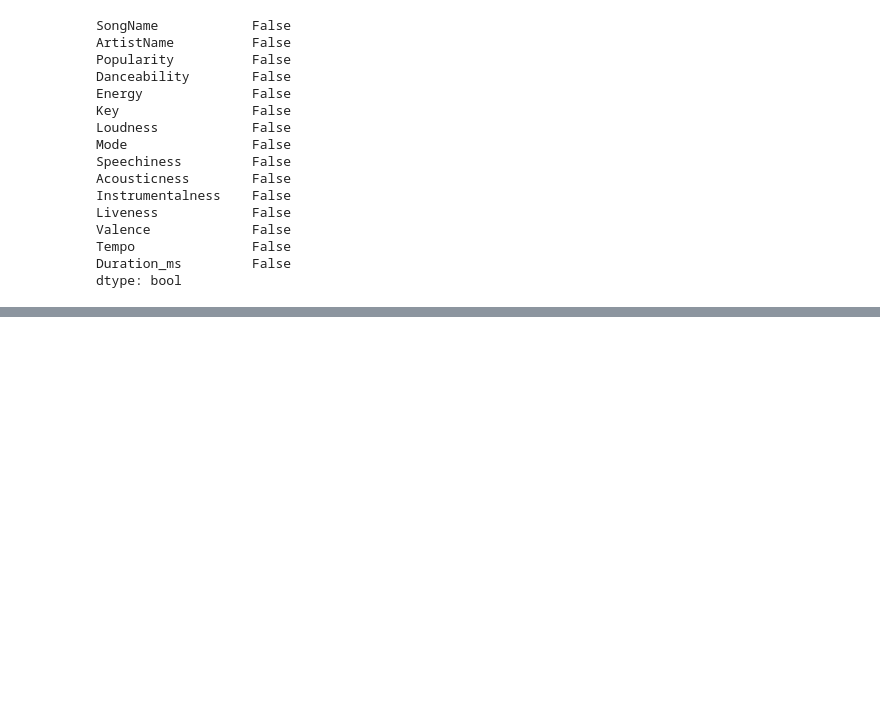
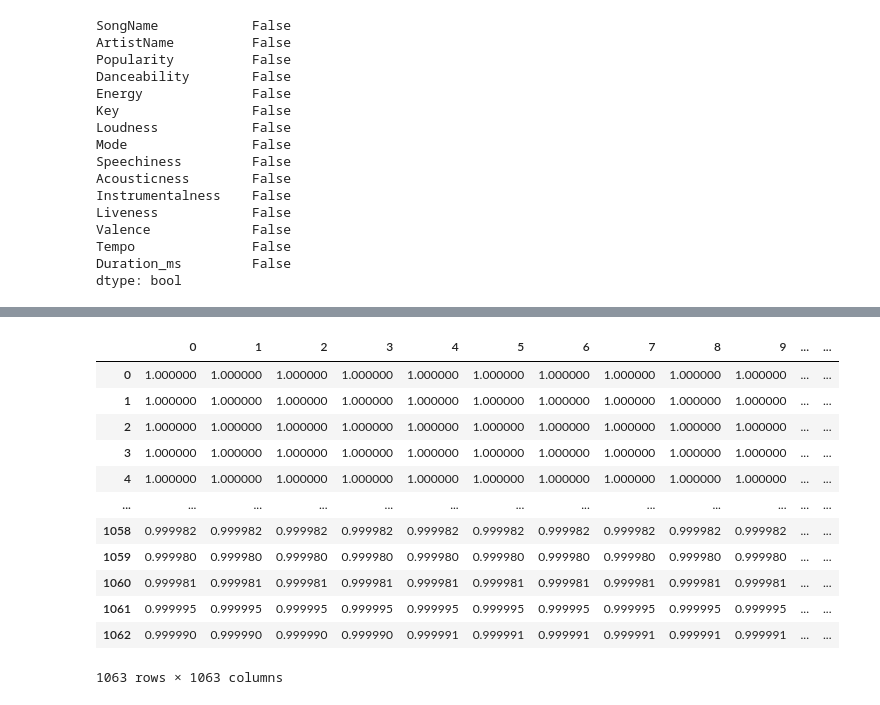
Before and after one commit to toheedakhtar/beatSync, a Jupyter notebook: model/recommender.ipynb, the cells around one changed output, grey strips where cells are left out. Saved outputs shown, nothing was run; the diff lists cells and outputs as text; code cells hidden in the pictures; blank space fills up the shorter version.

```diff
--- a/model/recommender.ipynb
+++ b/model/recommender.ipynb
@@ -70,4 +116,0 @@ songs_df_cpy = songs_df
-# %%
-duration_s = (songs_df['Duration_ms'] / 1000)
-songs_df_cpy['Duration_s'] = duration_s.round(decimals=1)
-songs_df_cpy
@@ -88,3 +117,4 @@ songs_df_cpy
 # %%
-songs_id = [i for i, name in enumerate(songs_df['SongName'], start=1)]
+songs_id = [i for i, name in enumerate(songs_df_cpy['SongName'])]
+# songs_id[-1]
 songs_df_cpy['id'] = songs_id
@@ -98,3 +121,3 @@ songs_df_cpy['id'] = songs_id
 # %%
-songs_df_cpy = songs_df_cpy.drop(['SongName', 'ArtistName'], axis=1)
-songs_df_cpy.head()
+# songs_df_cpy = songs_df_cpy.drop(['SongName', 'ArtistName'], axis=1)
+# songs_df_cpy.head()
@@ -107,0 +144,18 @@ songs_df_cpy.head()
+# %%
+X_df = songs_df_cpy.drop(['SongName', 'ArtistName'], axis=1)
+cos_sim_data = pd.DataFrame(cosine_similarity(X_df))
+cos_sim_data
+# %% [output]
+|  | 0 | 1 | 2 | 3 | 4 | 5 | 6 | 7 | 8 | 9 | ... | ... |
+| 0 | 1.000000 | 1.000000 | 1.000000 | 1.000000 | 1.000000 | 1.000000 | 1.000000 | 1.000000 | 1.000000 | 1.000000 | ... | ... |
+| 1 | 1.000000 | 1.000000 | 1.000000 | 1.000000 | 1.000000 | 1.000000 | 1.000000 | 1.000000 | 1.000000 | 1.000000 | ... | ... |
+| 2 | 1.000000 | 1.000000 | 1.000000 | 1.000000 | 1.000000 | 1.000000 | 1.000000 | 1.000000 | 1.000000 | 1.000000 | ... | ... |
+| 3 | 1.000000 | 1.000000 | 1.000000 | 1.000000 | 1.000000 | 1.000000 | 1.000000 | 1.000000 | 1.000000 | 1.000000 | ... | ... |
+| 4 | 1.000000 | 1.000000 | 1.000000 | 1.000000 | 1.000000 | 1.000000 | 1.000000 | 1.000000 | 1.000000 | 1.000000 | ... | ... |
+| ... | ... | ... | ... | ... | ... | ... | ... | ... | ... | ... | ... | ... |
+| 1058 | 0.999982 | 0.999982 | 0.999982 | 0.999982 | 0.999982 | 0.999982 | 0.999982 | 0.999982 | 0.999982 | 0.999982 | ... | ... |
+| 1059 | 0.999980 | 0.999980 | 0.999980 | 0.999980 | 0.999980 | 0.999980 | 0.999980 | 0.999980 | 0.999980 | 0.999980 | ... | ... |
+| 1060 | 0.999981 | 0.999981 | 0.999981 | 0.999981 | 0.999981 | 0.999981 | 0.999981 | 0.999981 | 0.999981 | 0.999981 | ... | ... |
+| 1061 | 0.999995 | 0.999995 | 0.999995 | 0.999995 | 0.999995 | 0.999995 | 0.999995 | 0.999995 | 0.999995 | 0.999995 | ... | ... |
+| 1062 | 0.999990 | 0.999990 | 0.999990 | 0.999990 | 0.999991 | 0.999991 | 0.999991 | 0.999991 | 0.999991 | 0.999991 | ... | ... |
+1063 rows × 1063 columns
```
Also changed, not shown: parts of 21 cells of this notebook, 1 other file.
